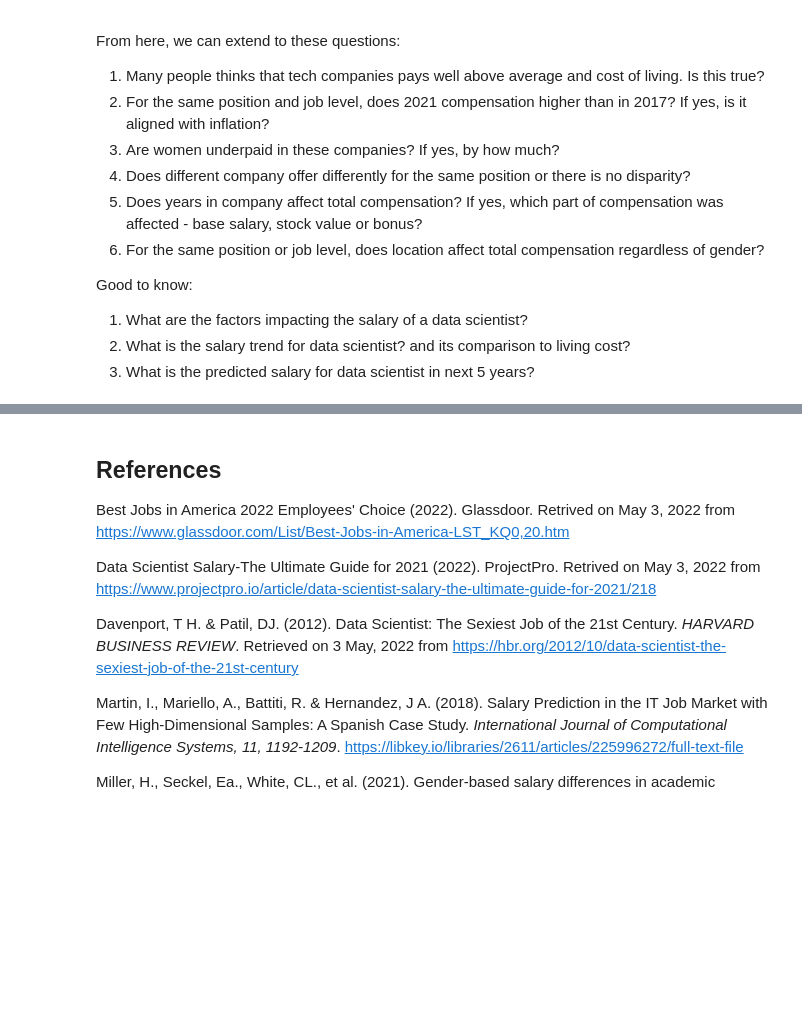
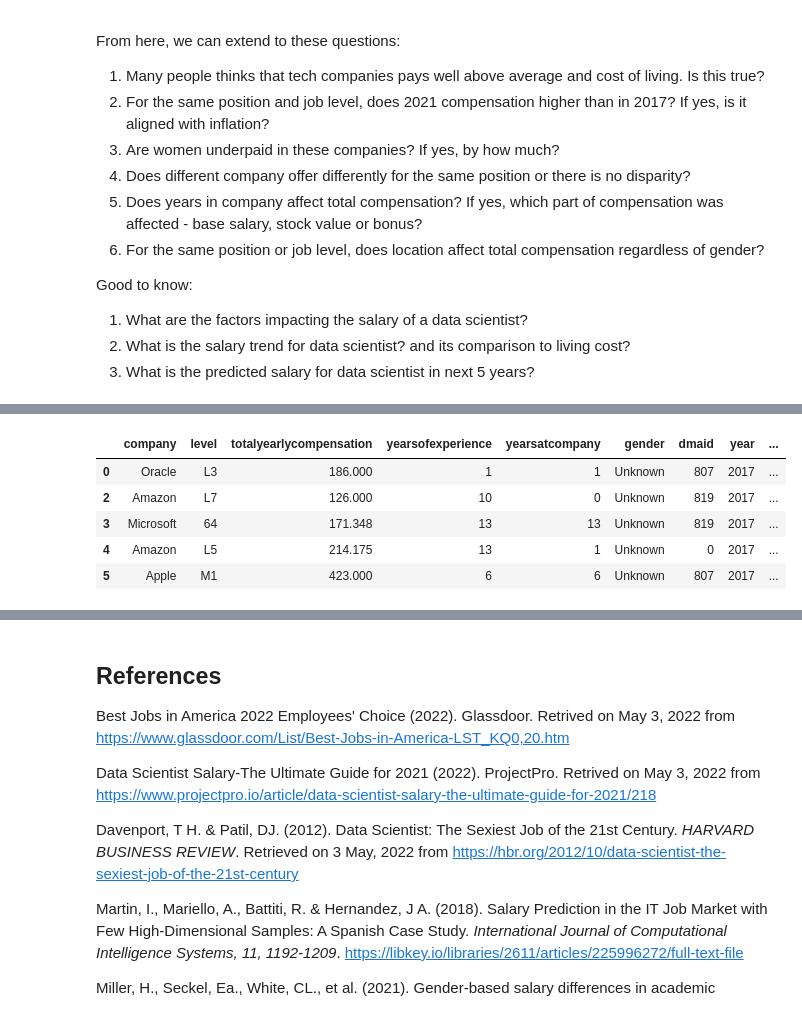
Before and after one commit to yuenherny/um-wqd7003-ds-salary-analysis, a Jupyter notebook: notebook-analysis/[master]/[Master] DS & STEM Salary Analysis.ipynb, the cells around one changed output, grey strips where cells are left out. Cells and saved outputs as stored; diff of their text form; code cells hidden in the pictures; blank space fills up the shorter version.

```diff
--- a/notebook-analysis/[master]/[Master] DS & STEM Salary Analysis.ipynb
+++ b/notebook-analysis/[master]/[Master] DS & STEM Salary Analysis.ipynb
@@ -532,0 +565,10 @@ Good to know:
+# %%
+df = df.drop(columns=['to_divide', 'basesalary', 'stockgrantvalue', 'bonus', 'title', 'cityid', 'location'])
+df.head()
+# %% [output]
+|  | company | level | totalyearlycompensation | yearsofexperience | yearsatcompany | gender | dmaid | year | ... |
+| 0 | Oracle | L3 | 186.000 | 1 | 1 | Unknown | 807 | 2017 | ... |
+| 2 | Amazon | L7 | 126.000 | 10 | 0 | Unknown | 819 | 2017 | ... |
+| 3 | Microsoft | 64 | 171.348 | 13 | 13 | Unknown | 819 | 2017 | ... |
+| 4 | Amazon | L5 | 214.175 | 13 | 1 | Unknown | 0 | 2017 | ... |
+| 5 | Apple | M1 | 423.000 | 6 | 6 | Unknown | 807 | 2017 | ... |
```
Also changed, not shown: parts of 16 cells of this notebook, 1 other file.
